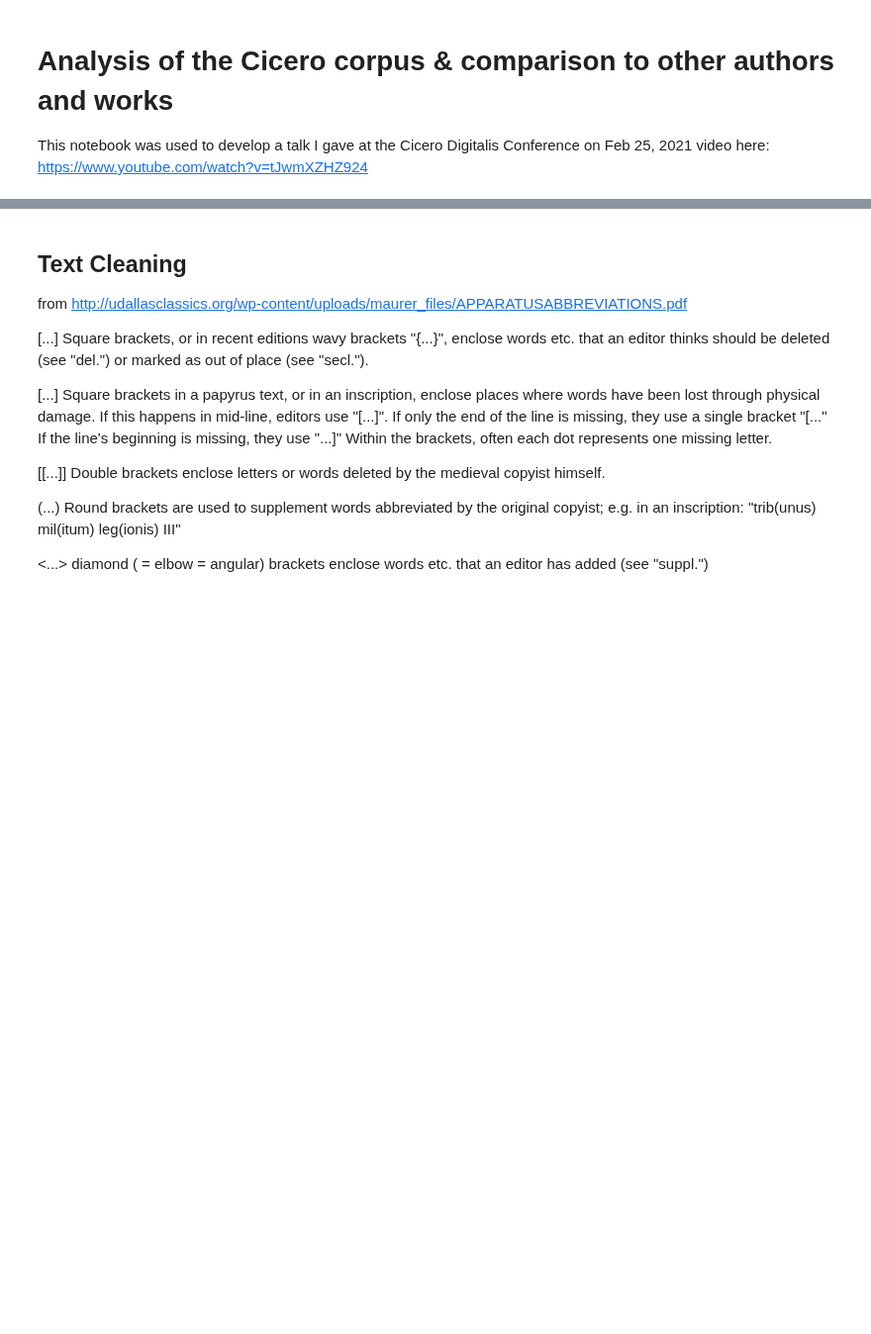
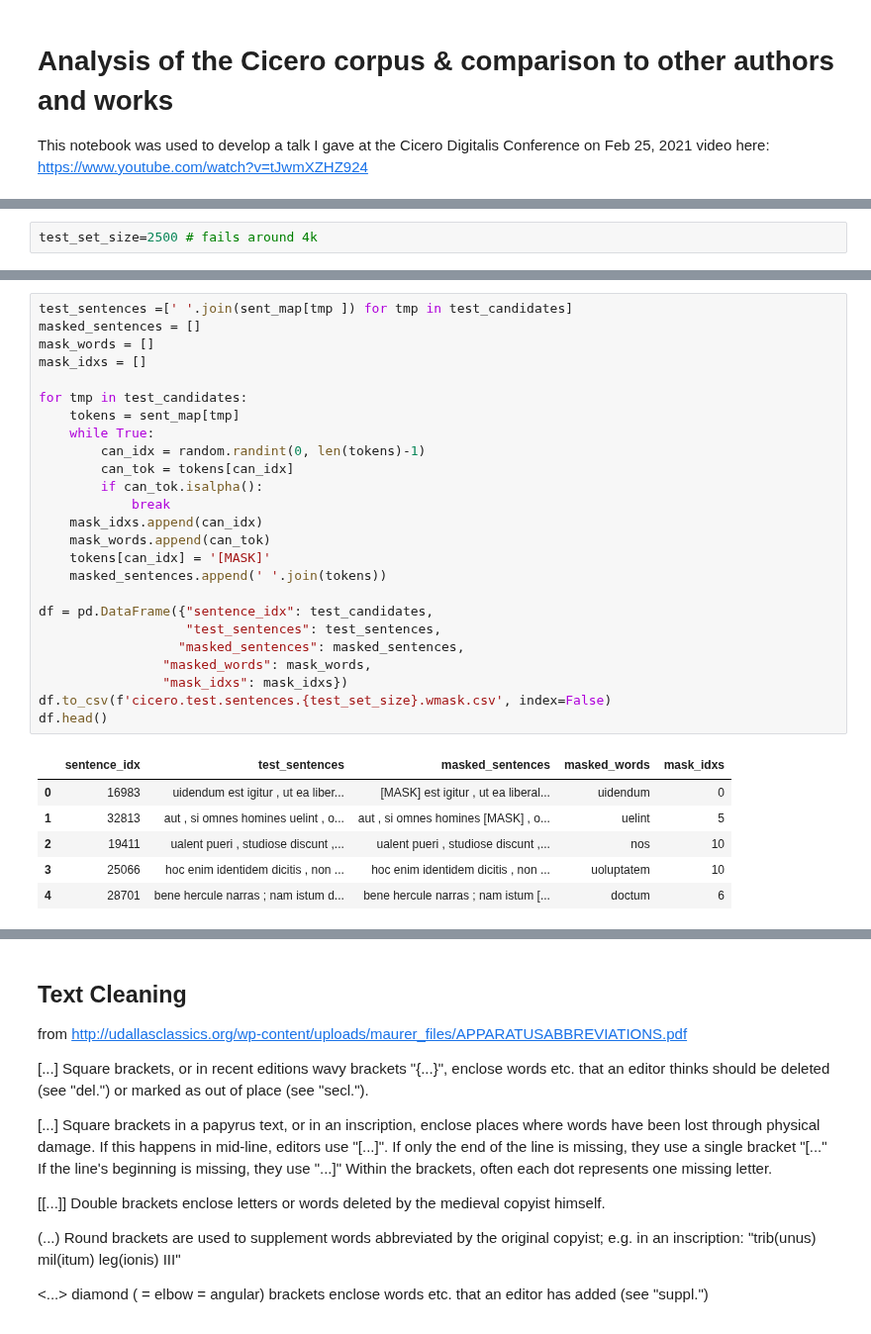
Before and after one commit to todd-cook/ML-You-Can-Use, a Jupyter notebook: probabilistic_language_modeling/cicero_training_corpus_analysis.ipynb, the cells around one changed output, grey strips where cells are left out. Shown at 99% size. Drawn from its saved outputs; the diff is of its cells as text; blank space fills up the shorter version.

```diff
--- a/probablistic_language_modeling/cicero_training_corpus_analysis.ipynb
+++ b/probabilistic_language_modeling/cicero_training_corpus_analysis.ipynb
@@ -45,0 +179,2 @@ cltk.__version__
+# %%
+test_set_size=2500 # fails around 4k
@@ -45,0 +334,32 @@ cltk.__version__
+# %%
+test_sentences =[' '.join(sent_map[tmp ]) for tmp in test_candidates]
+masked_sentences = []
+mask_words = []
+mask_idxs = []
+
+for tmp in test_candidates:
+    tokens = sent_map[tmp]
+    while True:
+        can_idx = random.randint(0, len(tokens)-1)
+        can_tok = tokens[can_idx]
+        if can_tok.isalpha():
+            break
+    mask_idxs.append(can_idx)
+    mask_words.append(can_tok)
+    tokens[can_idx] = '[MASK]'
+    masked_sentences.append(' '.join(tokens))
+
+df = pd.DataFrame({"sentence_idx": test_candidates,
+                   "test_sentences": test_sentences,
+                  "masked_sentences": masked_sentences,
+                "masked_words": mask_words,
+                "mask_idxs": mask_idxs})
+df.to_csv(f'cicero.test.sentences.{test_set_size}.wmask.csv', index=False)
+df.head()
+# %% [output]
+|  | sentence_idx | test_sentences | masked_sentences | masked_words | mask_idxs |
+| 0 | 16983 | uidendum est igitur , ut ea liber... | [MASK] est igitur , ut ea liberal... | uidendum | 0 |
+| 1 | 32813 | aut , si omnes homines uelint , o... | aut , si omnes homines [MASK] , o... | uelint | 5 |
+| 2 | 19411 | ualent pueri , studiose discunt ,... | ualent pueri , studiose discunt ,... | nos | 10 |
+| 3 | 25066 | hoc enim identidem dicitis , non ... | hoc enim identidem dicitis , non ... | uoluptatem | 10 |
+| 4 | 28701 | bene hercule narras ; nam istum d... | bene hercule narras ; nam istum [... | doctum | 6 |
```
Also changed, not shown: parts of 36 cells of this notebook, 6 other files.
